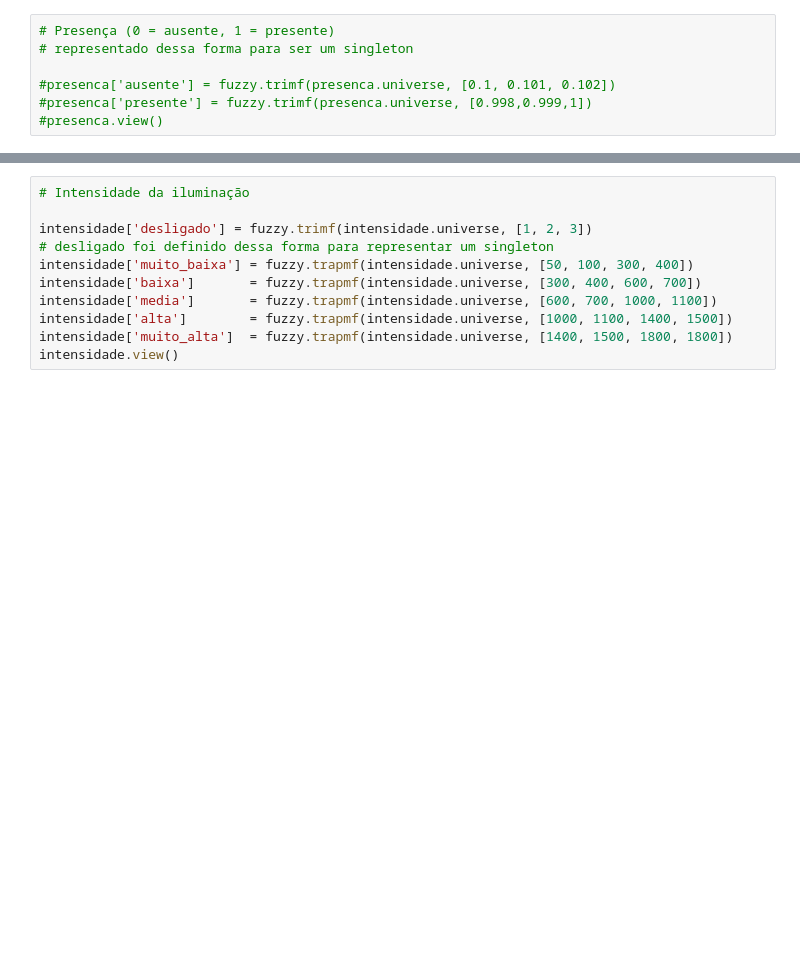
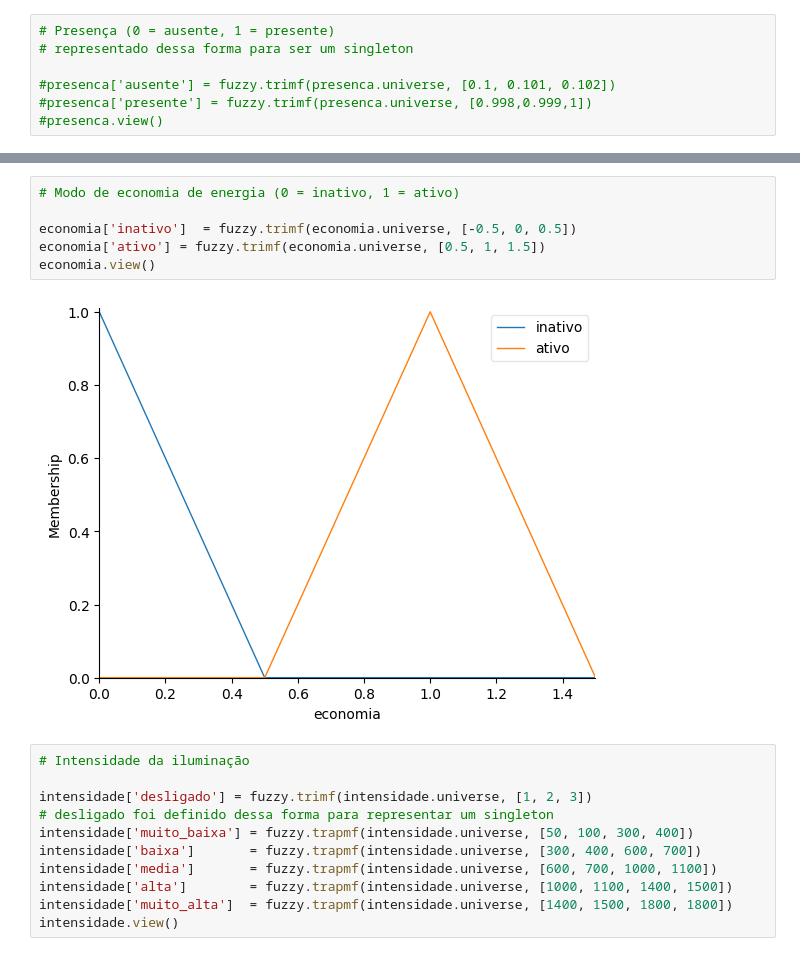
Before and after one commit to patriciacarvalhom/fuzzy, a Jupyter notebook: Notebook/fuzzy_skfuzzy.ipynb, the cells around one changed output, grey strips where cells are left out. Drawn from its saved outputs; the diff is of its cells as text; blank space fills up the shorter version.

```diff
--- a/Notebook/fuzzy_skfuzzy.ipynb
+++ b/Notebook/fuzzy_skfuzzy.ipynb
@@ -92,3 +98,11 @@ presenca.view()
+# %%
+# Modo de economia de energia (0 = inativo, 1 = ativo)
+
+economia['inativo']  = fuzzy.trimf(economia.universe, [-0.5, 0, 0.5])
+economia['ativo'] = fuzzy.trimf(economia.universe, [0.5, 1, 1.5])
+economia.view()
+# %% [output]
+[figure, added]
 # %%
 # Intensidade da iluminação
 
```
Also changed, not shown: parts of 9 cells of this notebook.
